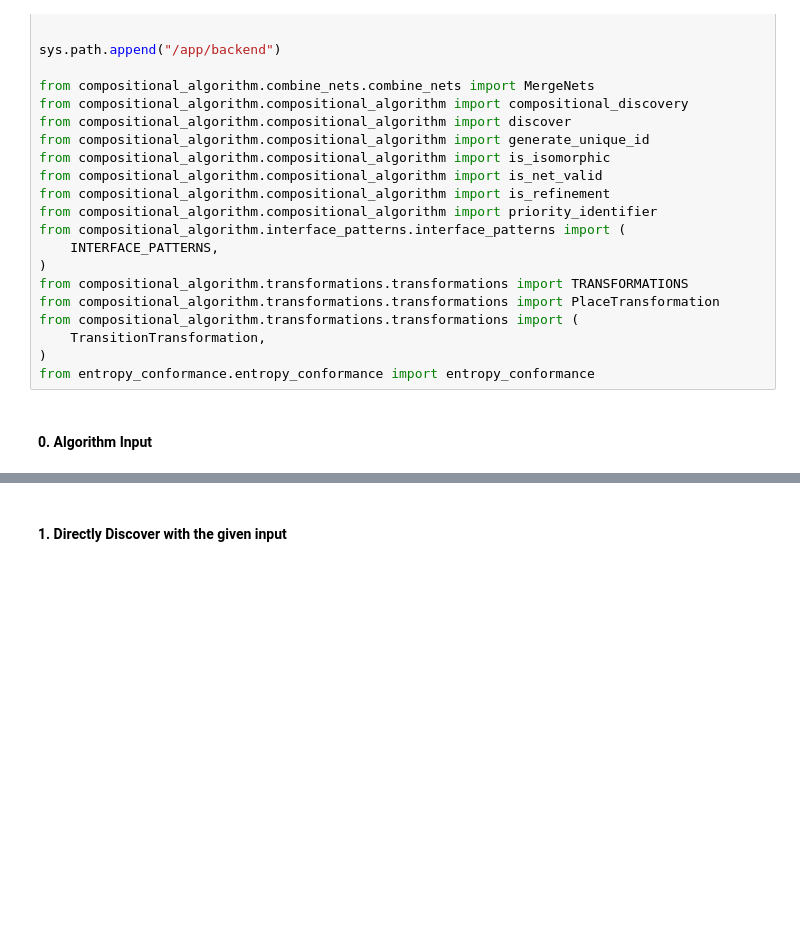
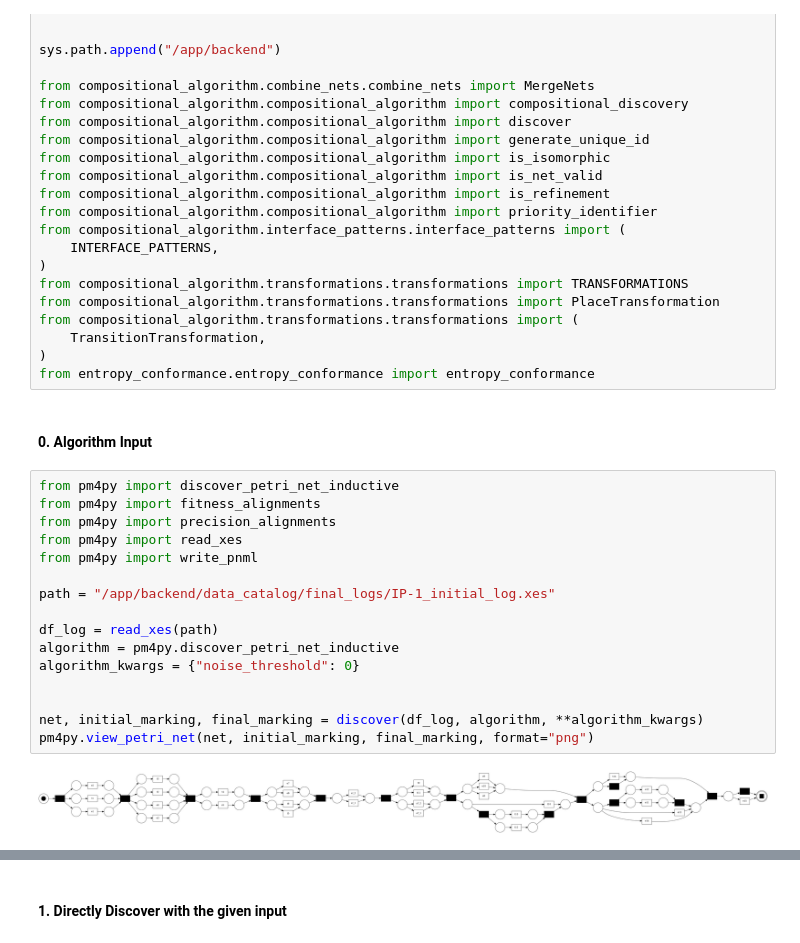
Before and after one commit to SimonLeiner/university-petri-nets, a Jupyter notebook: backend/notebooks/algorithm_test.ipynb, the cells around one changed output, grey strips where cells are left out. Saved outputs shown, nothing was run; the diff lists cells and outputs as text; blank space fills up the shorter version.

```diff
--- a/backend/notebooks/algorithm_test.ipynb
+++ b/backend/notebooks/algorithm_test.ipynb
@@ -32,6 +32,24 @@ from compositional_algorithm.transformations.transformations import (
 from entropy_conformance.entropy_conformance import entropy_conformance
 # %% [markdown]
 #### 0. Algorithm Input
+# %%
+from pm4py import discover_petri_net_inductive
+from pm4py import fitness_alignments
+from pm4py import precision_alignments
+from pm4py import read_xes
+from pm4py import write_pnml
+
+path = "/app/backend/data_catalog/final_logs/IP-1_initial_log.xes"
+
+df_log = read_xes(path)
+algorithm = pm4py.discover_petri_net_inductive
+algorithm_kwargs = {"noise_threshold": 0}
+
+
+net, initial_marking, final_marking = discover(df_log, algorithm, **algorithm_kwargs)
+pm4py.view_petri_net(net, initial_marking, final_marking, format="png")
+# %% [output]
+[figure, added]
 # %%
 # define input path
 log_path = "/app/backend/data_catalog/compositional_process_discovery_experiment_data/IP-1/IP-1_initial_log.xes"
```
Also changed, not shown: parts of 1 cell of this notebook, 11 other files.
